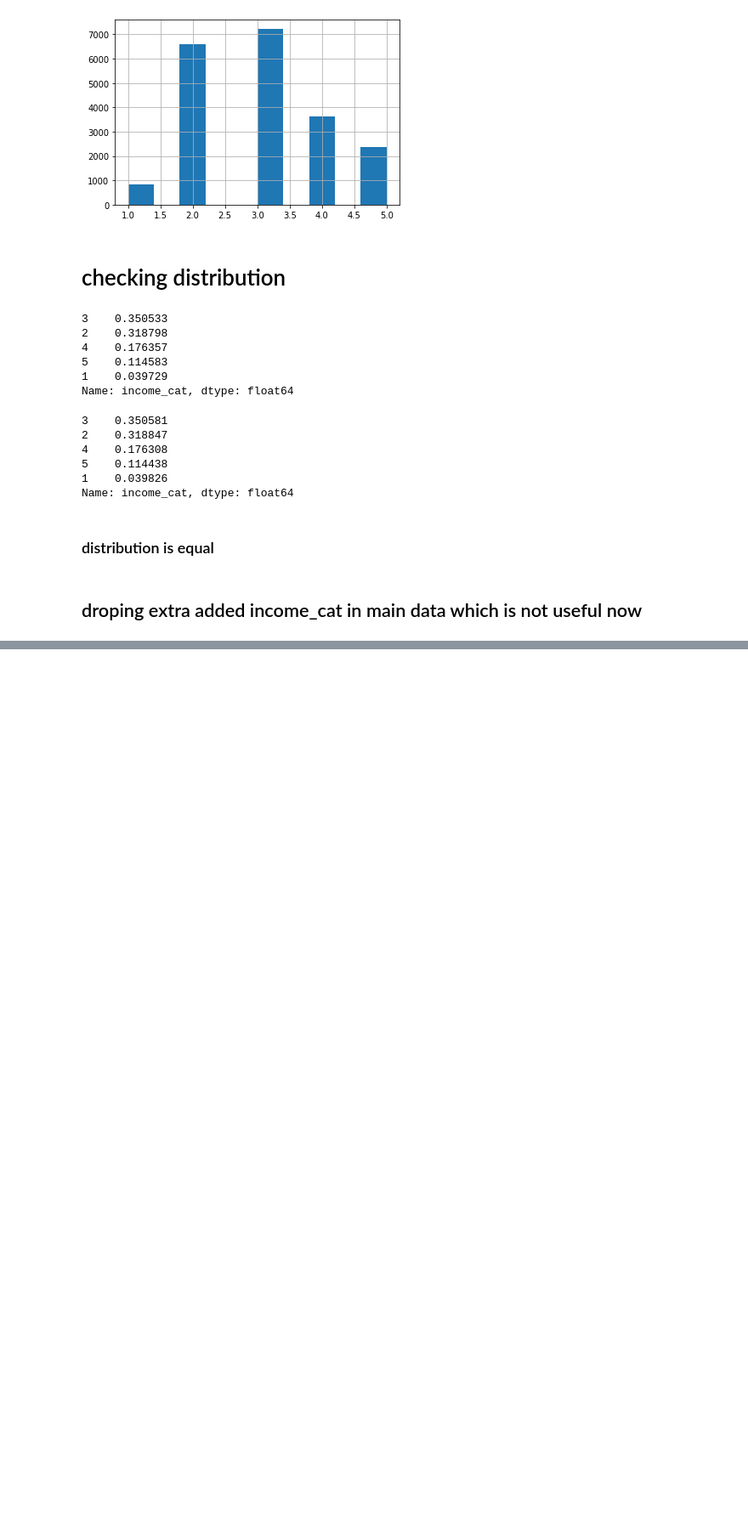
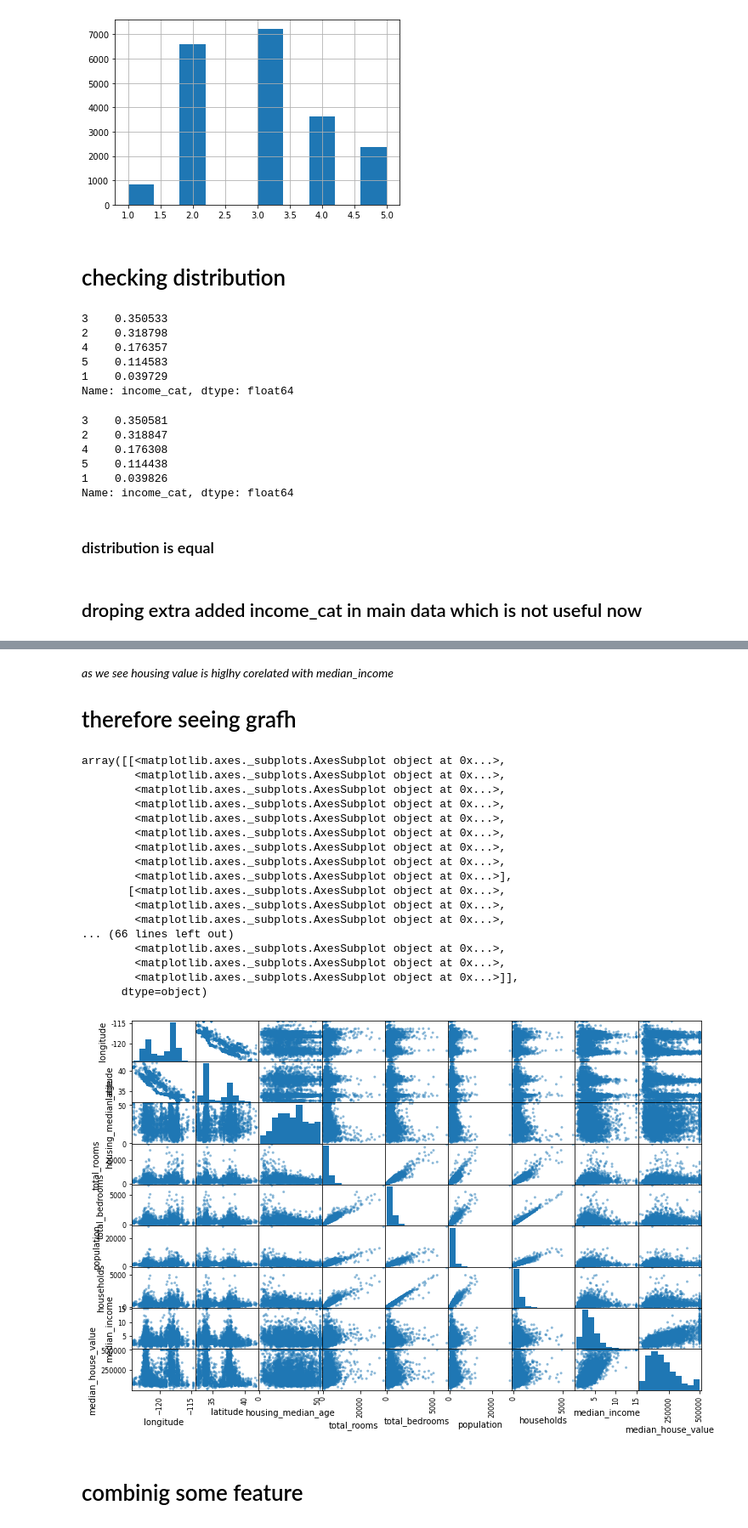
Before and after one commit to CodeWithAlvin/handson-ml2_practice, a Jupyter notebook: hands_on_ml_ch_2.ipynb, the cells around one changed output, grey strips where cells are left out. Shown at 85% size. Saved outputs shown, nothing was run; the diff lists cells and outputs as text; code cells hidden in the pictures; blank space fills up the shorter version.

```diff
--- a/hands_on_ml_ch_2.ipynb
+++ b/hands_on_ml_ch_2.ipynb
@@ -151,0 +186,30 @@ for set_ in (train_set,test_set):
+# %% [markdown]
+*as we see housing value is higlhy corelated with median_income*
+# therefore seeing grafh
+# %%
+from pandas.plotting import scatter_matrix
+attr=['longitude', 'latitude', 'housing_median_age', 'total_rooms',
+       'total_bedrooms', 'population', 'households', 'median_income',
+       'median_house_value']
+scatter_matrix(test_set[attr],figsize=(12,8))
+# %% [output]
+array([[<matplotlib.axes._subplots.AxesSubplot object at 0x...>,
+        <matplotlib.axes._subplots.AxesSubplot object at 0x...>,
+        <matplotlib.axes._subplots.AxesSubplot object at 0x...>,
+        <matplotlib.axes._subplots.AxesSubplot object at 0x...>,
+        <matplotlib.axes._subplots.AxesSubplot object at 0x...>,
+        <matplotlib.axes._subplots.AxesSubplot object at 0x...>,
+        <matplotlib.axes._subplots.AxesSubplot object at 0x...>,
+        <matplotlib.axes._subplots.AxesSubplot object at 0x...>,
+        <matplotlib.axes._subplots.AxesSubplot object at 0x...>],
+       [<matplotlib.axes._subplots.AxesSubplot object at 0x...>,
+        <matplotlib.axes._subplots.AxesSubplot object at 0x...>,
+        <matplotlib.axes._subplots.AxesSubplot object at 0x...>,
+... (66 lines left out)
+        <matplotlib.axes._subplots.AxesSubplot object at 0x...>,
+        <matplotlib.axes._subplots.AxesSubplot object at 0x...>,
+        <matplotlib.axes._subplots.AxesSubplot object at 0x...>]],
+      dtype=object)
+[figure, added]
+# %% [markdown]
+# combinig some feature
```
Also changed, not shown: parts of 7 cells of this notebook.
